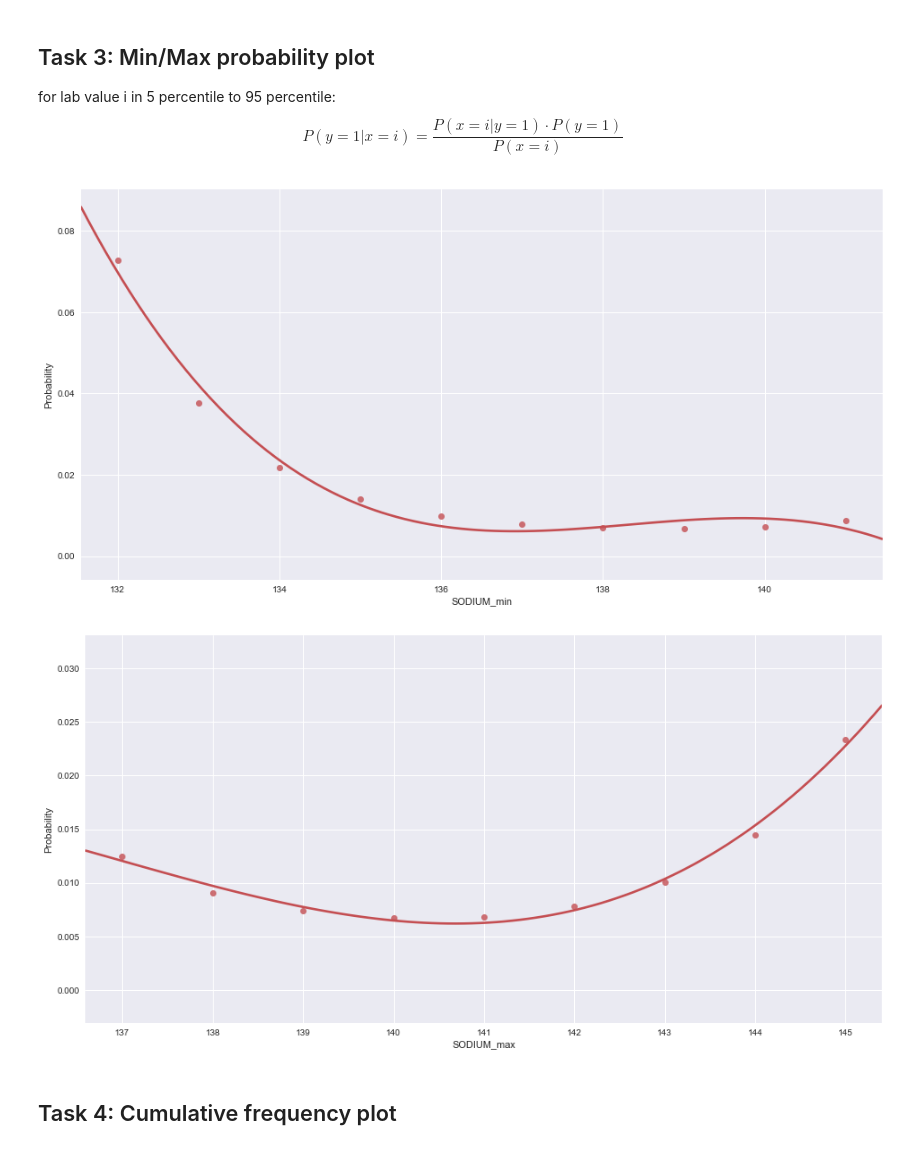
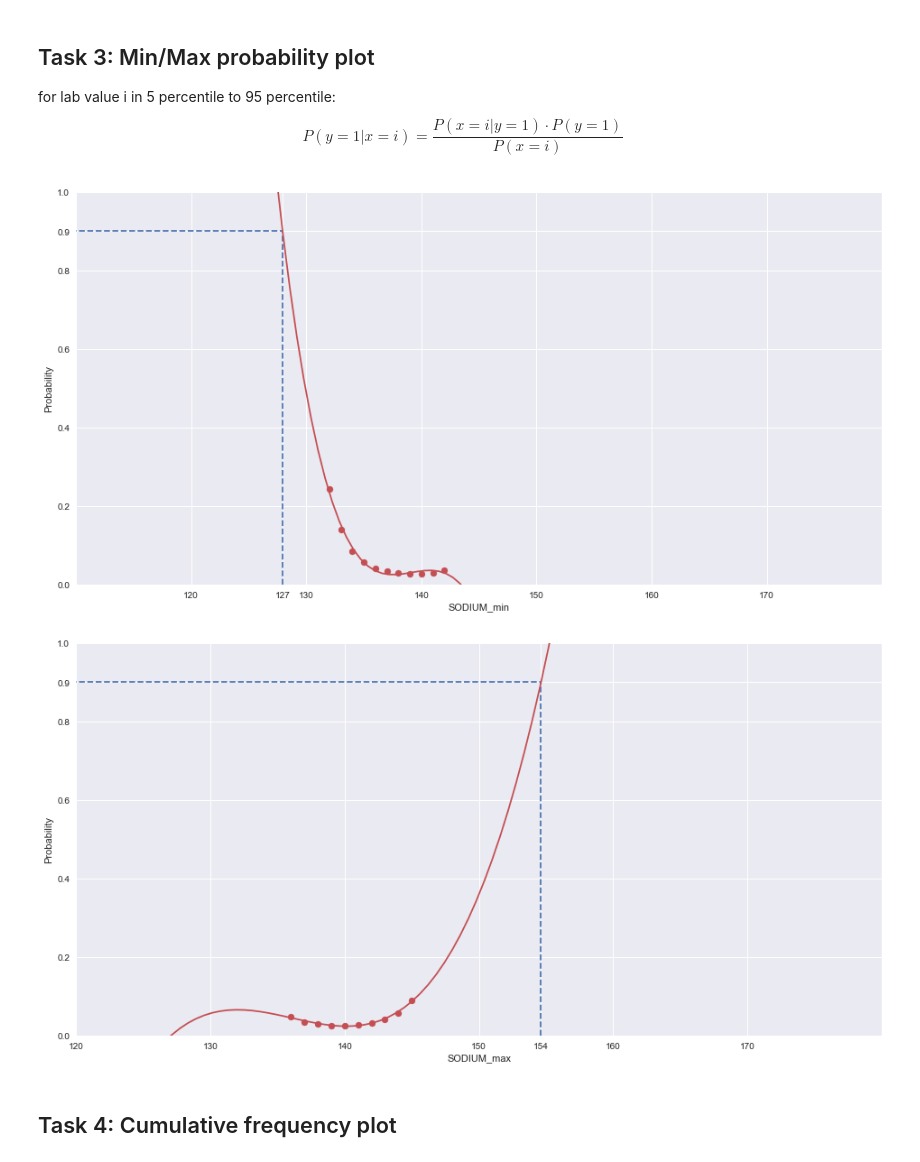
Before and after one commit to DuHao10086/ICPLM2017, a Jupyter notebook: Experiment.ipynb, the cells around one changed output. Saved outputs shown, nothing was run; the diff lists cells and outputs as text; code cells hidden in the pictures.

```diff
--- a/Experiment.ipynb
+++ b/Experiment.ipynb
@@ -133,2 +182,2 @@ data.to_pickle("./data_3.pkl")
 # %%
-data = pd.read_pickle("./data_3.pkl")
+data = pd.read_pickle("./data4.pkl")
@@ -202,6 +243,7 @@ $$
 # %%
 for lab in lab_minmax:
     tenth, nintieth = np.percentile(data[lab].dropna(), [5, 95])
+    _max, _min = np.max(data[lab]), np.min(data[lab])
     fig, ax = plt.subplots()
 
 
@@ -217,42 +259,69 @@ for lab in lab_minmax:
     _y = []
 
     p_y_1 = y.sum() / y.shape[0]
     x_mean = np.mean(X)
     x_std = np.std(X)
     x_norm = scipy.stats.norm(x_mean, x_std)
 
     pos_crit = [i and j and z for i, j, z in zip(data['age'] < 18.0, data[lab].map(lambda x: ~np.isnan(x)),
                                                  data['included'])]
     pos_subjects = data.loc[pos_crit, 'Research.ID'].unique()
     pos_group = data[data['Research.ID'].isin(pos_subjects)].groupby('Research.ID')
     X_pos = pos_group[lab].agg('max').as_matrix()
     y_pos = pos_group['included'].agg('max').astype(int).as_matrix()
     X_pos_mean = np.mean(X_pos)
     X_pos_std = np.std(X_pos)
     X_pos_norm = scipy.stats.norm(X_pos_mean, X_pos_std)
 
     for i in bins:
         _p = (X_pos_norm.pdf(i) * p_y_1) / x_norm.pdf(i)
         #if _p > 1:
         #print(X_pos_norm.pdf(i))
         #print(x_norm.pdf(i))
         #print(_p)
         _x.append(i)
         _y.append(_p)
-    #ax.scatter(x=_x, y=_y, c='r')
+    ax.scatter(x=_x, y=_y, c='r')
     #print(_x)
     #print(_y)
-    _x, _y = pd.Series(_x[:], name=""), pd.Series(_y[:], name="")
-    ax = sns.regplot(x=_x, y=_y,
-                      scatter_kws={"s": 50},
-                      color='r',
-                      order=3, ci=None, truncate=False)
-    #ax.set_xbound(lower=tenth, upper=nintieth)
+    #_x, _y = pd.Series(_x[:], name=""), pd.Series(_y[:], name="")
+    #ax = sns.regplot(x=_x, y=_y,
+    #                  scatter_kws={"s": 50},
+    #                  color='r',
+    #                  order=3, ci=None, truncate=False)
+    #print(ax.lines[0].get_ydata())
+    #p = np.poly1d(np.polyfit(x=_x, y=_y, deg=3))
+    #ax.plot(p)
+    p = P.fit(_x, _y, 3)
+    roots = (p-.9).roots()
+    for i in roots:
+        if i.imag == 0: x_plot = i.real
+    plt.plot((0, x_plot), (.9, .9), 'b-', linestyle='--')
+    plt.plot((x_plot, x_plot), (0, .9), 'b-', linestyle='--')
+    xp = np.linspace(_min, _max, 100)
+    plt.plot(_x, _y, '.', xp, p(xp), '-', color='r')
+    plt.ylim(0, 1)
+    ax.set_xbound(lower=_min, upper=_max)
+    #ax.set_ylim(1.0)
     ax.set_xlabel(lab)
     ax.set_ylabel("Probability")
+
+    plt.draw()
+    labels = [ i.get_text() for i in ax.get_xticklabels()]
+    locs=list(ax.get_xticks())
+    ylabels = [ i.get_text() for i in ax.get_yticklabels()]
+    ylocs=list(ax.get_yticks())
+    labels.append(int(x_plot))
+    locs.append(x_plot)
+    ylabels.append(0.9)
+    ylocs.append(0.9)
+    ax.set_xticklabels(labels)
+    ax.set_xticks(locs)
+    ax.set_yticklabels(ylabels)
+    ax.set_yticks(ylocs)
 # %% [output]
-[figure, old version]
+[figure, new version]
-[figure, old version]
+[figure, new version]
 # %% [markdown]
 ## Task 4: Cumulative frequency plot
 # %%
```
Also changed, not shown: parts of 26 cells of this notebook.
